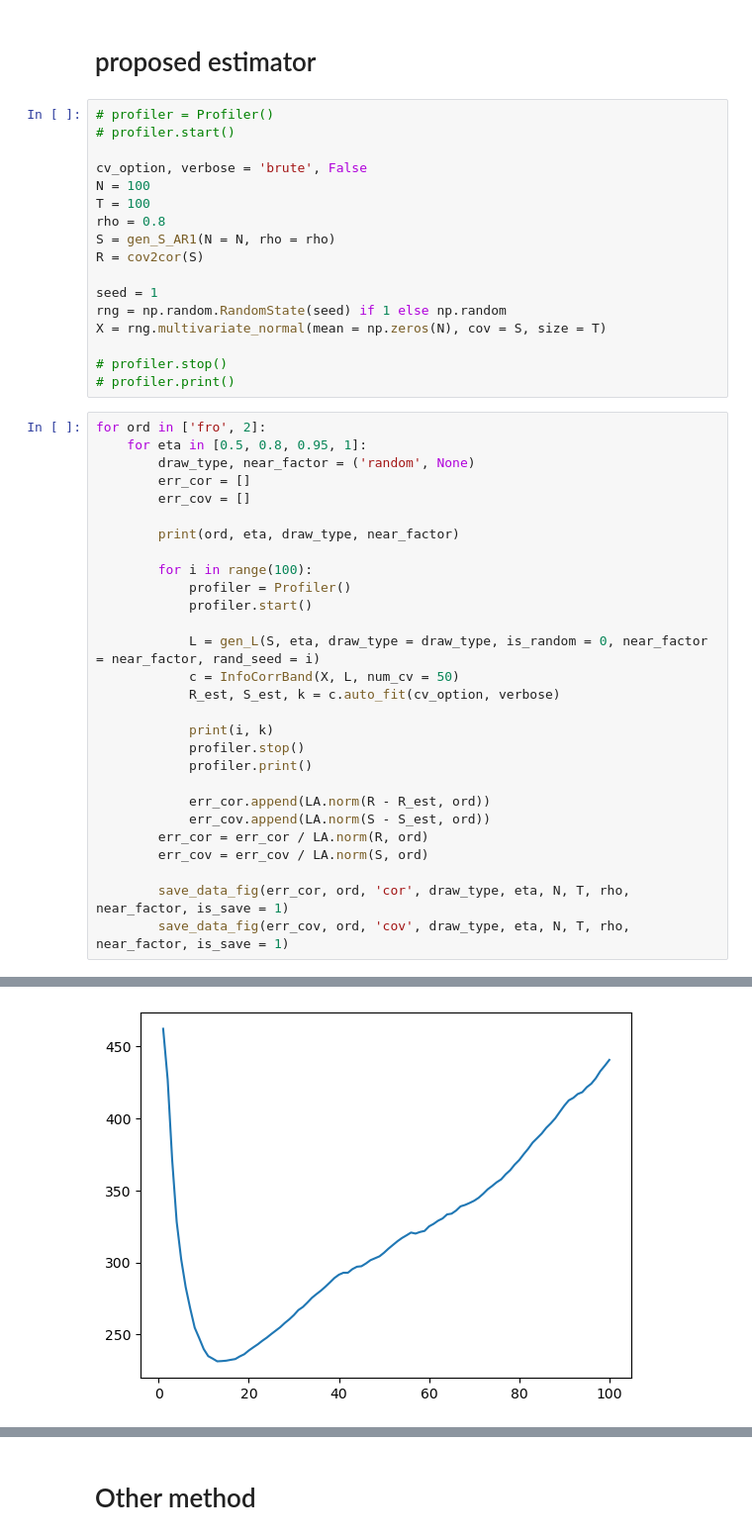
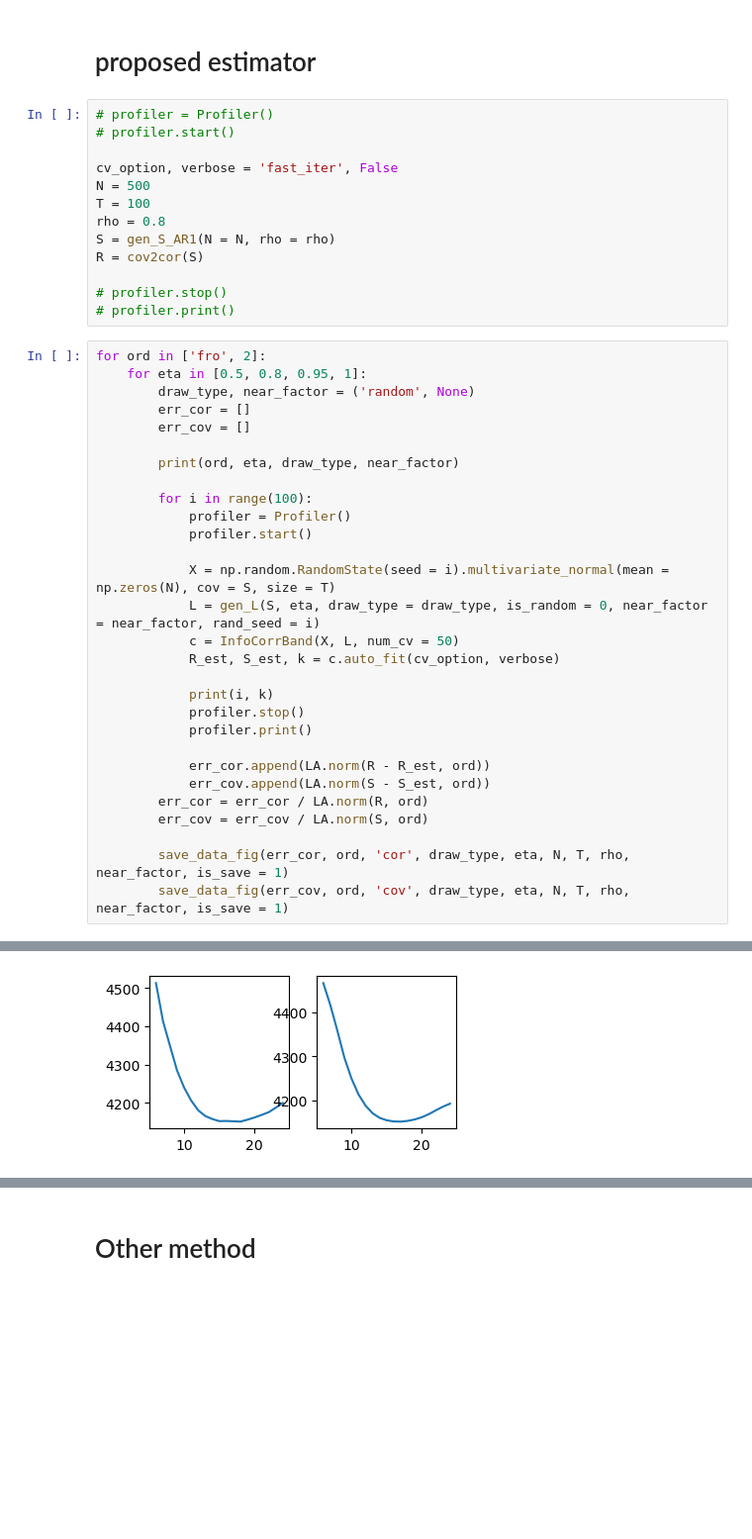
Before and after one commit to pkuxklx/Comention_simu, a Jupyter notebook: lx_simulation_main.ipynb, the cells around one changed output, grey strips where cells are left out. Shown at 99% size. Cells and saved outputs as stored; diff of their text form; blank space fills up the shorter version.

Commit message:
generate X randomly

```diff
--- a/lx_simulation_main.ipynb
+++ b/lx_simulation_main.ipynb
@@ -23,17 +23,13 @@ from my_api import *
 # profiler = Profiler()
 # profiler.start()
 
-cv_option, verbose = 'brute', False
-N = 100
+cv_option, verbose = 'fast_iter', False
+N = 500
 T = 100
 rho = 0.8
 S = gen_S_AR1(N = N, rho = rho)
 R = cov2cor(S)
 
-seed = 1
-rng = np.random.RandomState(seed) if 1 else np.random
-X = rng.multivariate_normal(mean = np.zeros(N), cov = S, size = T)
-
 # profiler.stop()
 # profiler.print()
 # %%
@@ -49,6 +45,7 @@ for ord in ['fro', 2]:
             profiler = Profiler()
             profiler.start()
 
+            X = np.random.RandomState(seed = i).multivariate_normal(mean = np.zeros(N), cov = S, size = T)
             L = gen_L(S, eta, draw_type = draw_type, is_random = 0, near_factor = near_factor, rand_seed = i)
             c = InfoCorrBand(X, L, num_cv = 50)
             R_est, S_est, k = c.auto_fit(cv_option, verbose)
@@ -70 +66 @@ fro 0.5 random None
-[figure, old version]
+[figure, new version]
```
Also changed, not shown: parts of 1 cell of this notebook, 3 other files.
